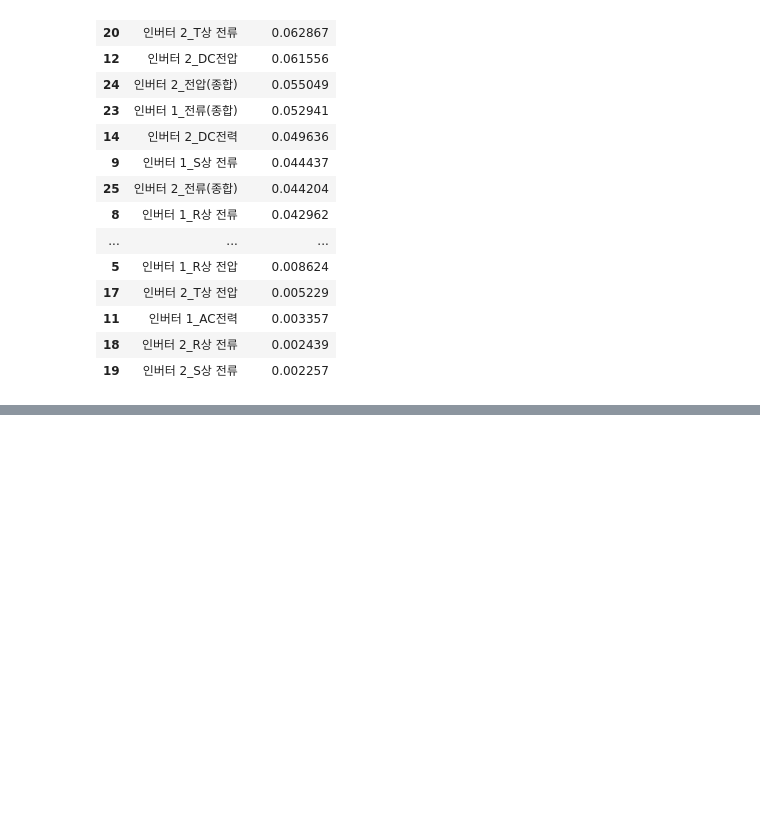
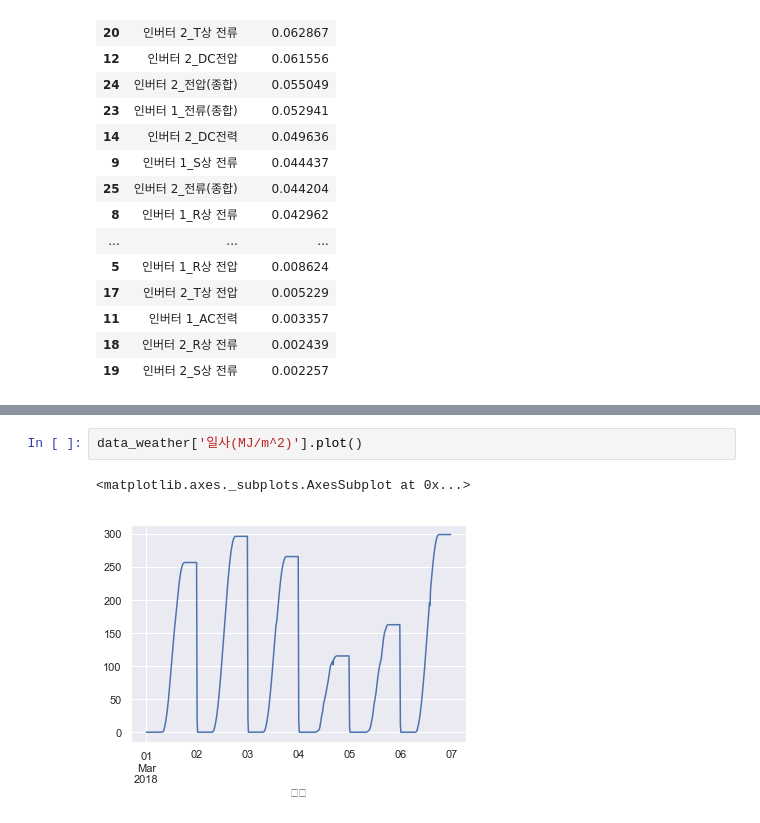
Before and after one commit to seokyeongheo/ewp-contest-2019, a Jupyter notebook: 02_EDA.ipynb, the cells around one changed output, grey strips where cells are left out. Cells and saved outputs as stored; diff of their text form; blank space fills up the shorter version.

```diff
--- a/02_EDA.ipynb
+++ b/02_EDA.ipynb
@@ -493,0 +561,5 @@ feature_importance.sort_values(by='importance', ascending=False)
+# %%
+data_weather['일사(MJ/m^2)'].plot()
+# %% [output]
+<matplotlib.axes._subplots.AxesSubplot at 0x...>
+[figure, added]
```
Also changed, not shown: parts of 8 cells of this notebook.
